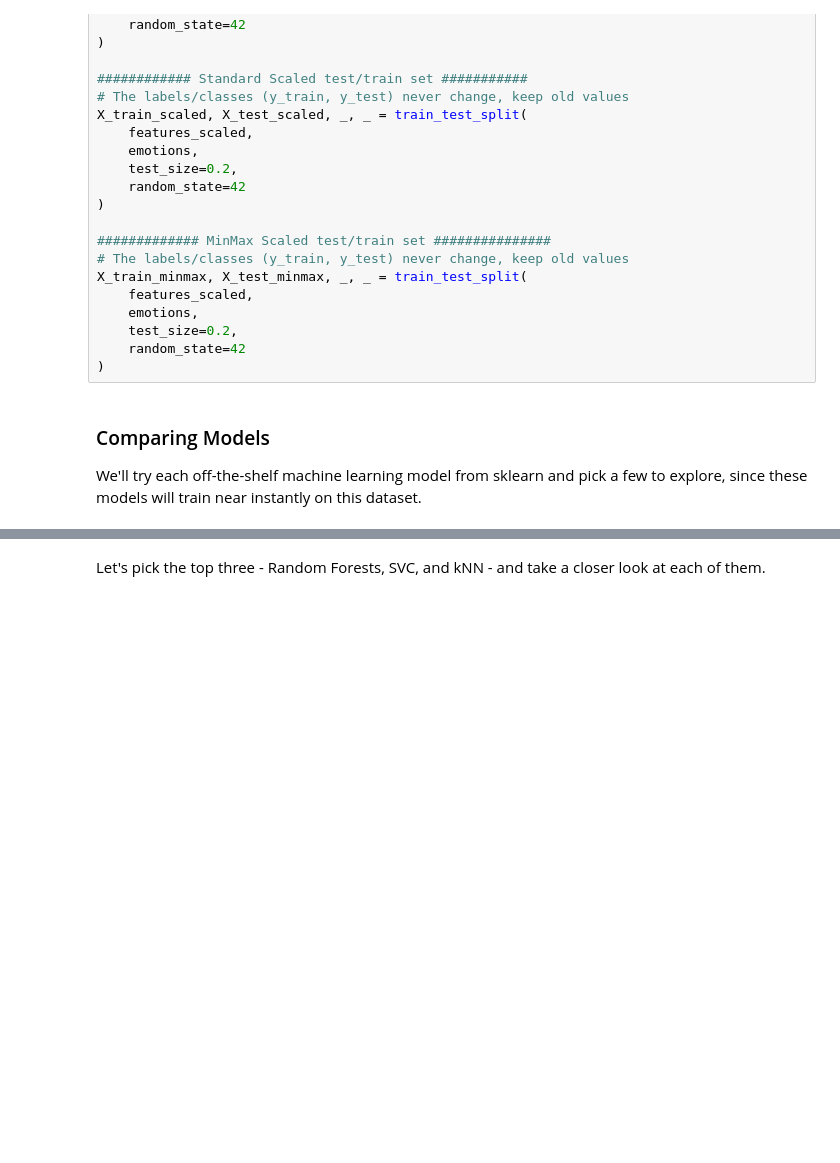
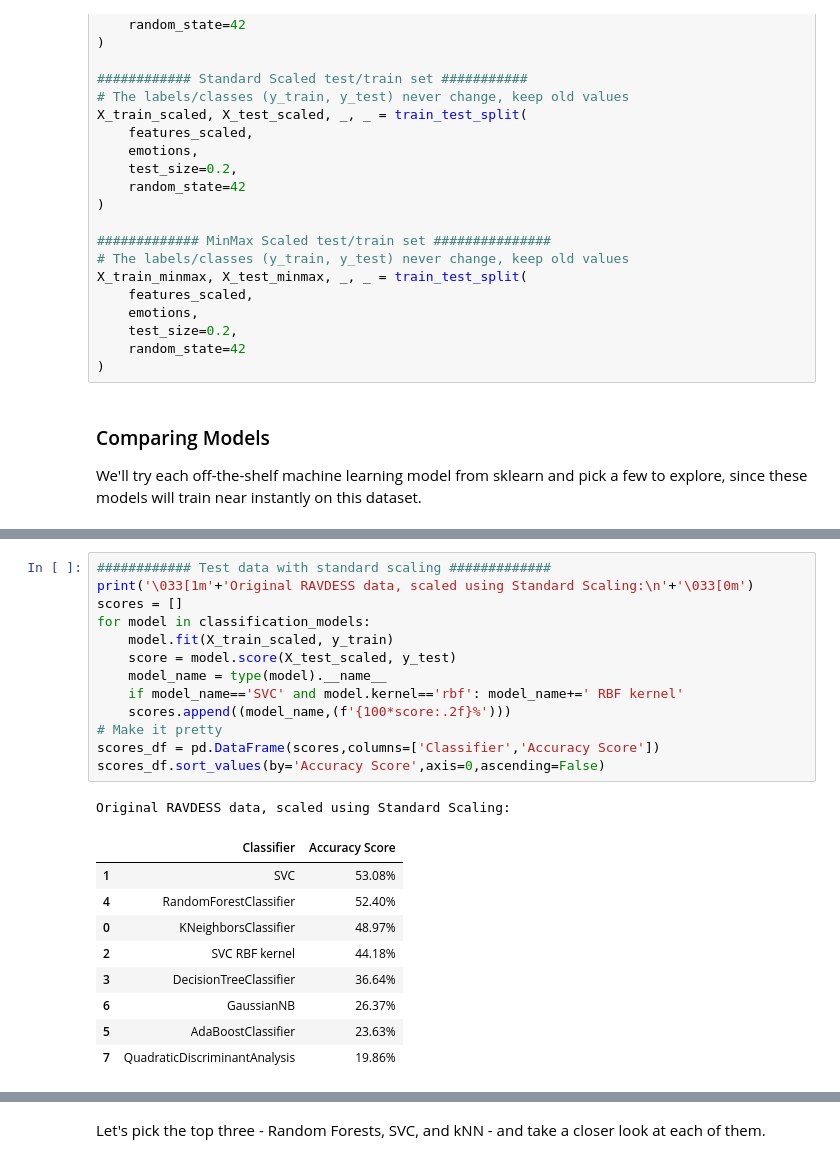
Before and after one commit to amandajeng19/Week3-ClassicML, a Jupyter notebook: Week_3_MachineLearning.ipynb, the cells around one changed output, grey strips where cells are left out. Cells and saved outputs as stored; diff of their text form; blank space fills up the shorter version.

```diff
--- a/Week_3_MachineLearning.ipynb
+++ b/Week_3_MachineLearning.ipynb
@@ -469,0 +472,24 @@ scores_df.sort_values(by='Accuracy Score',axis=0,ascending=False)
+# %%
+############ Test data with standard scaling #############
+print('\033[1m'+'Original RAVDESS data, scaled using Standard Scaling:\n'+'\033[0m')
+scores = []
+for model in classification_models:
+    model.fit(X_train_scaled, y_train)
+    score = model.score(X_test_scaled, y_test)
+    model_name = type(model).__name__
+    if model_name=='SVC' and model.kernel=='rbf': model_name+=' RBF kernel'
+    scores.append((model_name,(f'{100*score:.2f}%')))
+# Make it pretty
+scores_df = pd.DataFrame(scores,columns=['Classifier','Accuracy Score'])
+scores_df.sort_values(by='Accuracy Score',axis=0,ascending=False)
+# %% [output]
+Original RAVDESS data, scaled using Standard Scaling:
+|  | Classifier | Accuracy Score |
+| 1 | SVC | 53.08% |
+| 4 | RandomForestClassifier | 52.40% |
+| 0 | KNeighborsClassifier | 48.97% |
+| 2 | SVC RBF kernel | 44.18% |
+| 3 | DecisionTreeClassifier | 36.64% |
+| 6 | GaussianNB | 26.37% |
+| 5 | AdaBoostClassifier | 23.63% |
+| 7 | QuadraticDiscriminantAnalysis | 19.86% |
```
Also changed, not shown: parts of 11 cells of this notebook.
